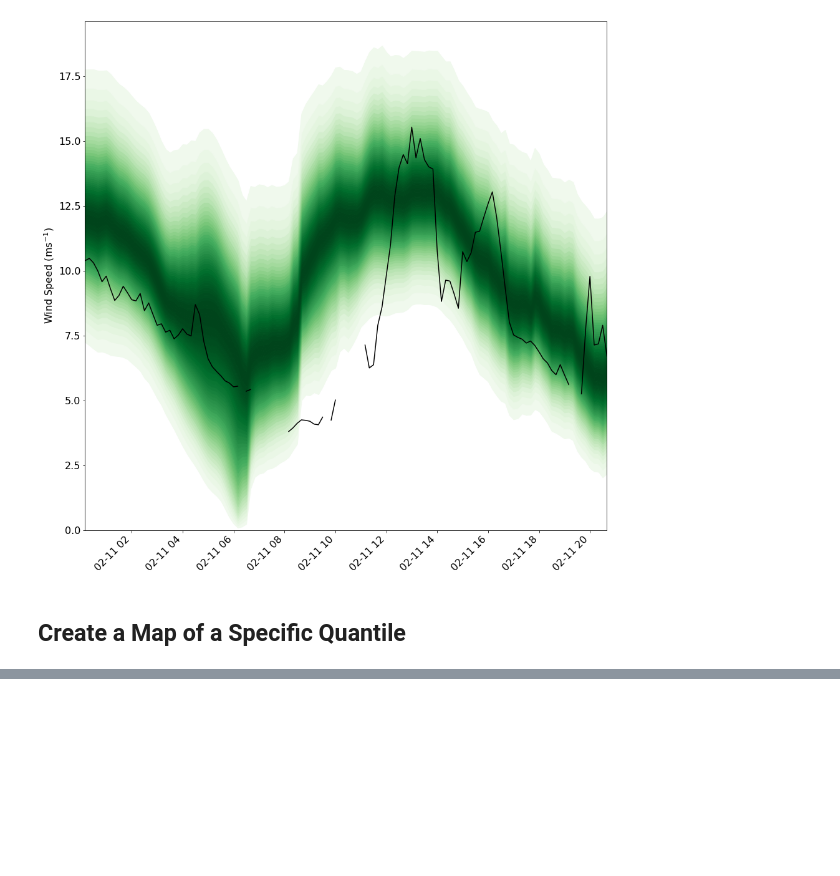
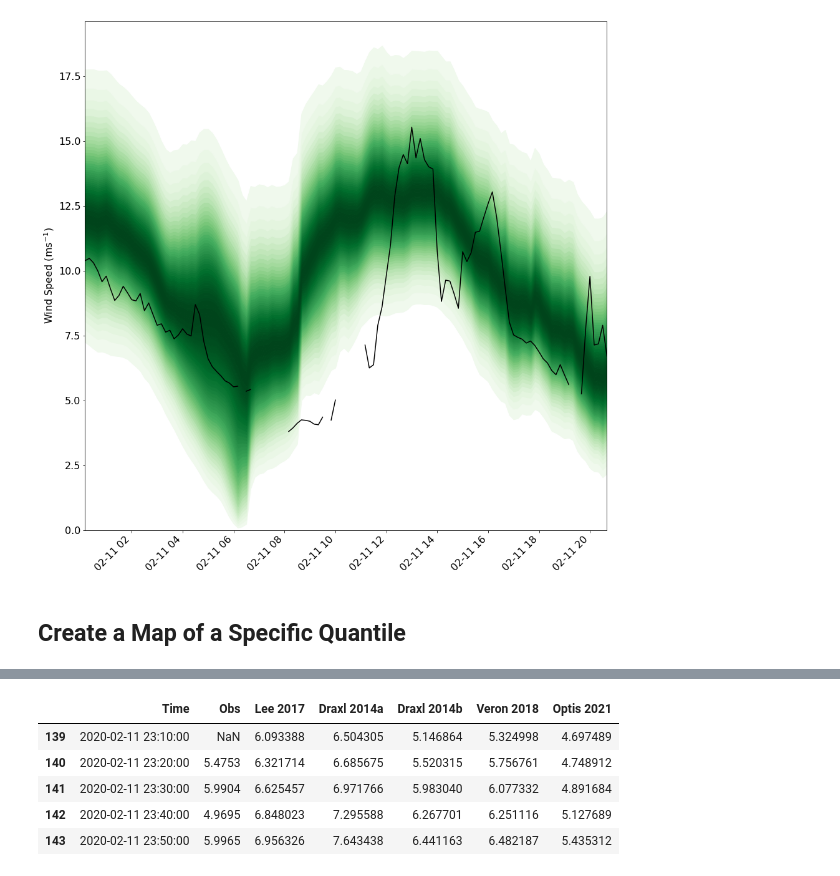
Before and after one commit to jeffreysward/enspp, a Jupyter notebook: enspp/BMA.ipynb, the cells around one changed output, grey strips where cells are left out. Cells and saved outputs as stored; diff of their text form; code cells hidden in the pictures; blank space fills up the shorter version.

```diff
--- a/enspp/BMA.ipynb
+++ b/enspp/BMA.ipynb
@@ -44,7 +44,9 @@ wrfens = pp.fmt_wrfens_wspd(wrfout_headdir='../data/',
                     locations=['south', 'north']
                     )
 # %%
-obs = pp.fmt_buoy_wspd(data_path='/Users/jeffreysward/Box Sync/01_Research/01_Renewable_Analysis/WRF_Solar_and_Wind/oshwind/wrfpywind/wrfpywind/data/nyserda_buoy/',
+obs = pp.fmt_buoy_wspd(
+                    #    data_path='/Users/jeffreysward/Box Sync/01_Research/01_Renewable_Analysis/WRF_Solar_and_Wind/oshwind/wrfpywind/wrfpywind/data/nyserda_buoy/',
+                       data_path='/share/mzhang/jas983/wrf_data/oshwind/wrfpywind/wrfpywind/data/nyserda_buoy/',
                        south_dates_str='20190904_20210207', north_dates_str='20190812_20210207',
                        heights=[20, 40, 60, 80, 100, 120, 140, 160, 180, 200],
                        start_date='01-01-2020', end_date='12-31-2020')
@@ -182,0 +183,6 @@ vis.fan(fx=fx, obs=obs_n_100, p1=None, p2=None, t_issue='02/11/2020', n_days=1,
+# %%
+# Open the DataArray contianing wind speed data for the entire domain
+ensda = xr.open_dataarray('/share/mzhang/jas983/wrf_data/oshwind/wrfpywind/wrfpywind/data/ensds_20200204-12.nc')
+# %%
+# Select only data for the test day (2020-02-11) at 100m
+ensda = ensda.sel(Time=slice('2020-02-11', ensda.Time[-2].values), height=100)
@@ -182,0 +207,5 @@ vis.fan(fx=fx, obs=obs_n_100, p1=None, p2=None, t_issue='02/11/2020', n_days=1,
+# %%
+# Select data for only one location
+ensda_slice = ensda.isel(south_north=0, west_east=0)
+ensdf_slice = ensda_slice.T.to_pandas()
+ensdf_slice.tail()
@@ -182,0 +220,13 @@ vis.fan(fx=fx, obs=obs_n_100, p1=None, p2=None, t_issue='02/11/2020', n_days=1,
+# %%
+# We need an observation as a placeholder (it won't actually be used), so we'll use the one from the north buoy
+data_t = pd.concat([obs_n['2020-02-11'], ensdf_slice], axis=1)
+data_t = data_t.rename(columns={0: 'Obs'})
+data_t = data_t.reset_index()
+data_t.tail()
+# %% [output]
+|  | Time | Obs | Lee 2017 | Draxl 2014a | Draxl 2014b | Veron 2018 | Optis 2021 |
+| 139 | 2020-02-11 23:10:00 | NaN | 6.093388 | 6.504305 | 5.146864 | 5.324998 | 4.697489 |
+| 140 | 2020-02-11 23:20:00 | 5.4753 | 6.321714 | 6.685675 | 5.520315 | 5.756761 | 4.748912 |
+| 141 | 2020-02-11 23:30:00 | 5.9904 | 6.625457 | 6.971766 | 5.983040 | 6.077332 | 4.891684 |
+| 142 | 2020-02-11 23:40:00 | 4.9695 | 6.848023 | 7.295588 | 6.267701 | 6.251116 | 5.127689 |
+| 143 | 2020-02-11 23:50:00 | 5.9965 | 6.956326 | 7.643438 | 6.441163 | 6.482187 | 5.435312 |
```
Also changed, not shown: parts of 14 cells of this notebook, 3 other files.
